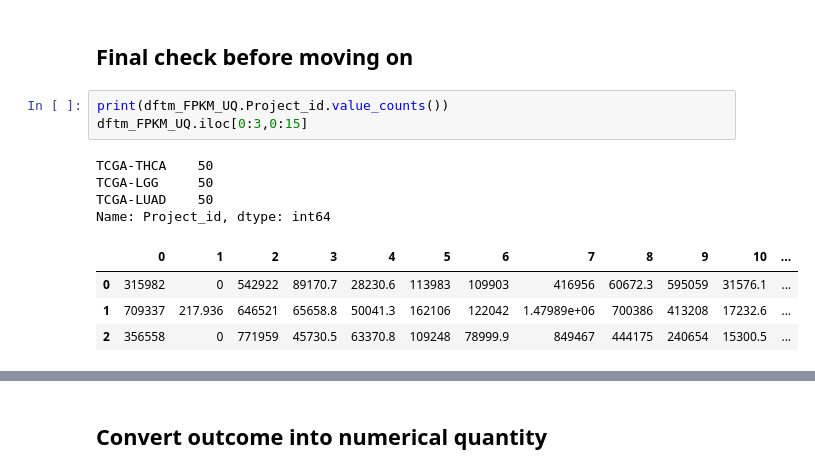
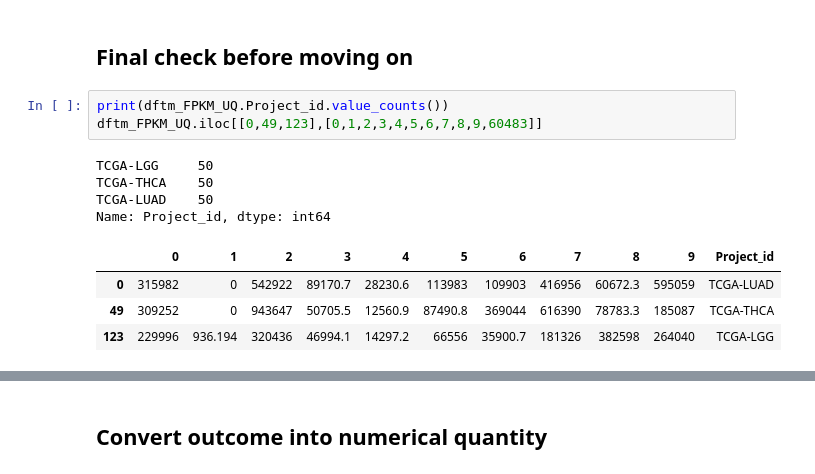
Before and after one commit to ravichas/ML-TC1, a Jupyter notebook: TC1-dataprep.ipynb, the cells around one changed output, grey strips where cells are left out. Cells and saved outputs as stored; diff of their text form.

```diff
--- a/TC1-dataprep.ipynb
+++ b/TC1-dataprep.ipynb
@@ -368,13 +368,13 @@ dftm_FPKM_UQ.drop(['submitter_id'], axis = 1,  inplace=True)
 ## Final check before moving on
 # %%
 print(dftm_FPKM_UQ.Project_id.value_counts())
-dftm_FPKM_UQ.iloc[0:3,0:15]
+dftm_FPKM_UQ.iloc[[0,49,123],[0,1,2,3,4,5,6,7,8,9,60483]]
 # %% [output]
+TCGA-LGG     50
 TCGA-THCA    50
-TCGA-LGG     50
 TCGA-LUAD    50
 Name: Project_id, dtype: int64
-|  | 0 | 1 | 2 | 3 | 4 | 5 | 6 | 7 | 8 | 9 | 10 | ... |
-| 0 | 315982 | 0 | 542922 | 89170.7 | 28230.6 | 113983 | 109903 | 416956 | 60672.3 | 595059 | 31576.1 | ... |
-| 1 | 709337 | 217.936 | 646521 | 65658.8 | 50041.3 | 162106 | 122042 | 1.47989e+06 | 700386 | 413208 | 17232.6 | ... |
-| 2 | 356558 | 0 | 771959 | 45730.5 | 63370.8 | 109248 | 78999.9 | 849467 | 444175 | 240654 | 15300.5 | ... |
+|  | 0 | 1 | 2 | 3 | 4 | 5 | 6 | 7 | 8 | 9 | Project_id |
+| 0 | 315982 | 0 | 542922 | 89170.7 | 28230.6 | 113983 | 109903 | 416956 | 60672.3 | 595059 | TCGA-LUAD |
+| 49 | 309252 | 0 | 943647 | 50705.5 | 12560.9 | 87490.8 | 369044 | 616390 | 78783.3 | 185087 | TCGA-THCA |
+| 123 | 229996 | 936.194 | 320436 | 46994.1 | 14297.2 | 66556 | 35900.7 | 181326 | 382598 | 264040 | TCGA-LGG |
```
Also changed, not shown: parts of 8 cells of this notebook.
